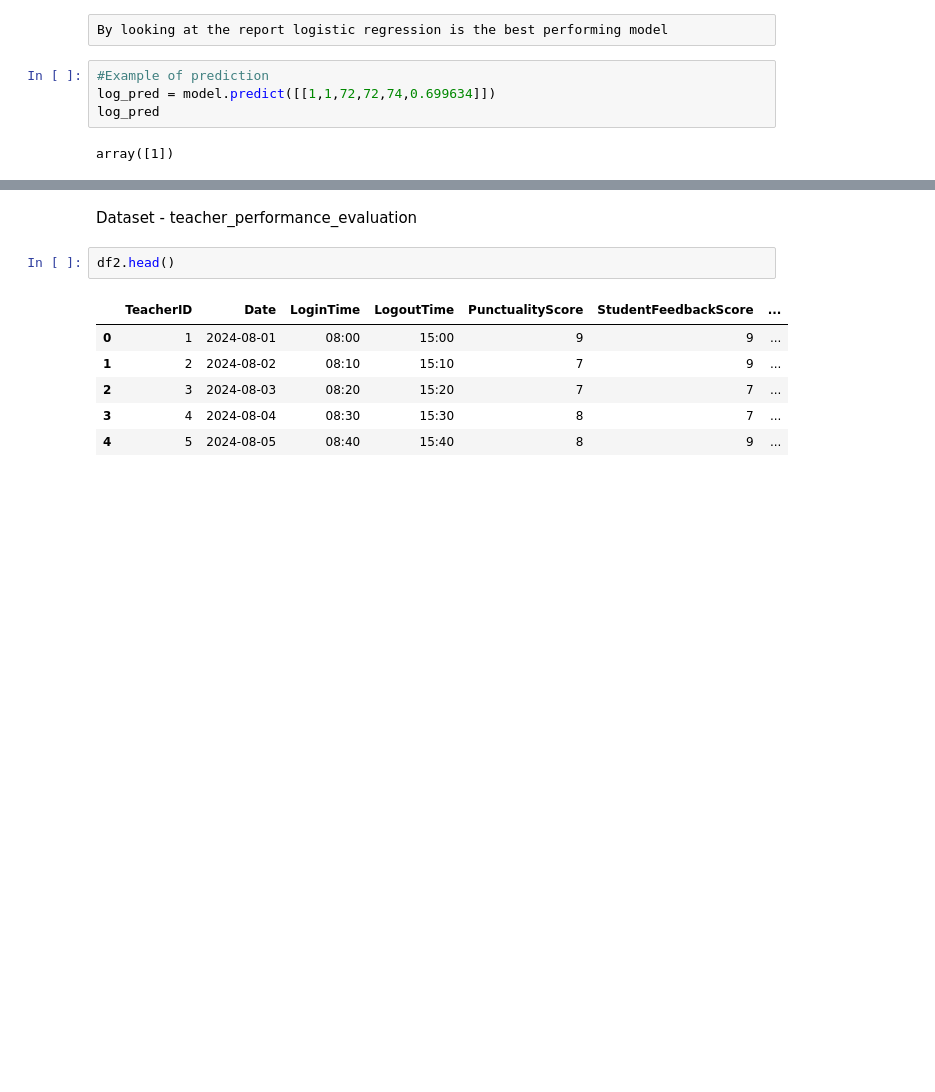
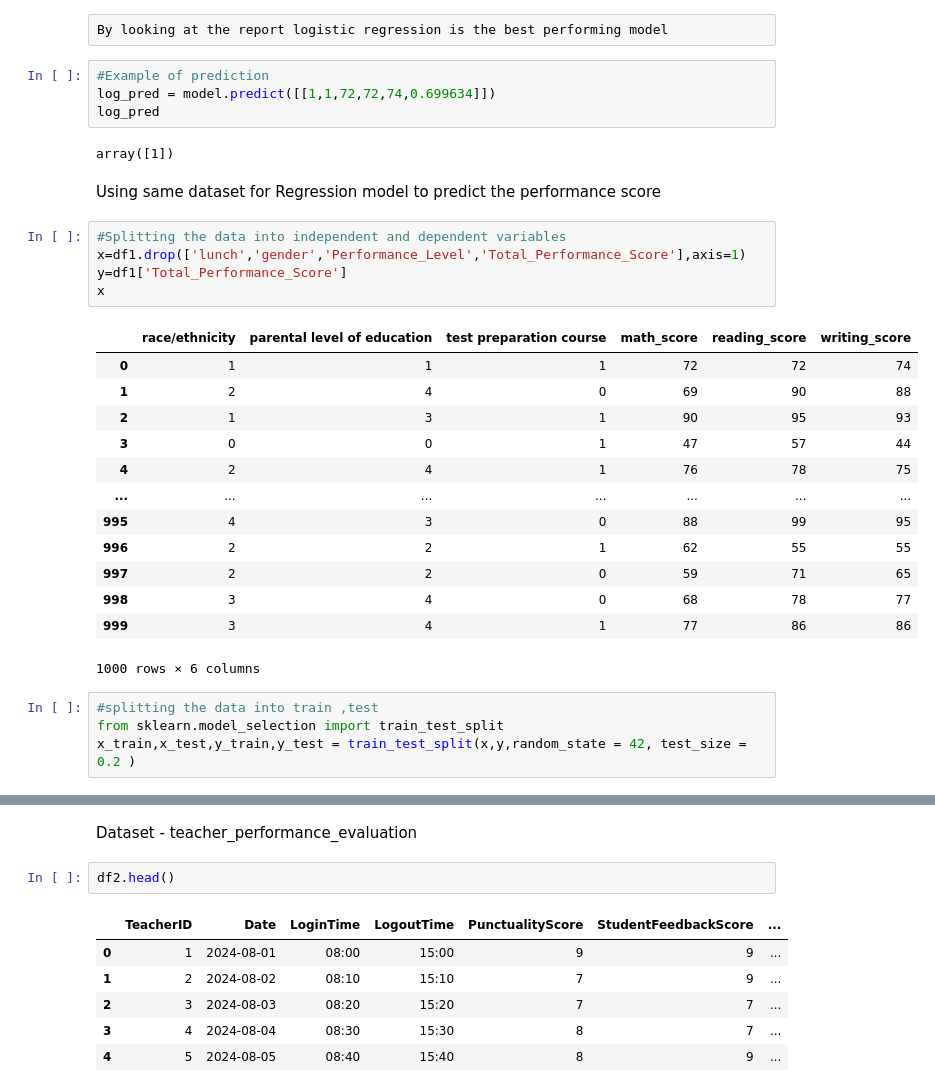
Before and after one commit to Saumyapj/FeynnLabsInternship, a Jupyter notebook: Smart_School_Management_System.ipynb, the cells around one changed output, grey strips where cells are left out. Saved outputs shown, nothing was run; the diff lists cells and outputs as text; blank space fills up the shorter version.

```diff
--- a/Smart_School_Management_System.ipynb
+++ b/Smart_School_Management_System.ipynb
@@ -553,3 +553,28 @@ log_pred = model.predict([[1,1,72,72,74,0.699634]])
 log_pred
 # %% [output]
 array([1])
+# %% [markdown]
+Using same dataset for Regression model to predict the performance score
+# %%
+#Splitting the data into independent and dependent variables
+x=df1.drop(['lunch','gender','Performance_Level','Total_Performance_Score'],axis=1)
+y=df1['Total_Performance_Score']
+x
+# %% [output]
+|  | race/ethnicity | parental level of education | test preparation course | math_score | reading_score | writing_score |
+| 0 | 1 | 1 | 1 | 72 | 72 | 74 |
+| 1 | 2 | 4 | 0 | 69 | 90 | 88 |
+| 2 | 1 | 3 | 1 | 90 | 95 | 93 |
+| 3 | 0 | 0 | 1 | 47 | 57 | 44 |
+| 4 | 2 | 4 | 1 | 76 | 78 | 75 |
+| ... | ... | ... | ... | ... | ... | ... |
+| 995 | 4 | 3 | 0 | 88 | 99 | 95 |
+| 996 | 2 | 2 | 1 | 62 | 55 | 55 |
+| 997 | 2 | 2 | 0 | 59 | 71 | 65 |
+| 998 | 3 | 4 | 0 | 68 | 78 | 77 |
+| 999 | 3 | 4 | 1 | 77 | 86 | 86 |
+1000 rows × 6 columns
+# %%
+#splitting the data into train ,test
+from sklearn.model_selection import train_test_split
+x_train,x_test,y_train,y_test = train_test_split(x,y,random_state = 42, test_size = 0.2 )
```
Also changed, not shown: parts of 14 cells of this notebook.
